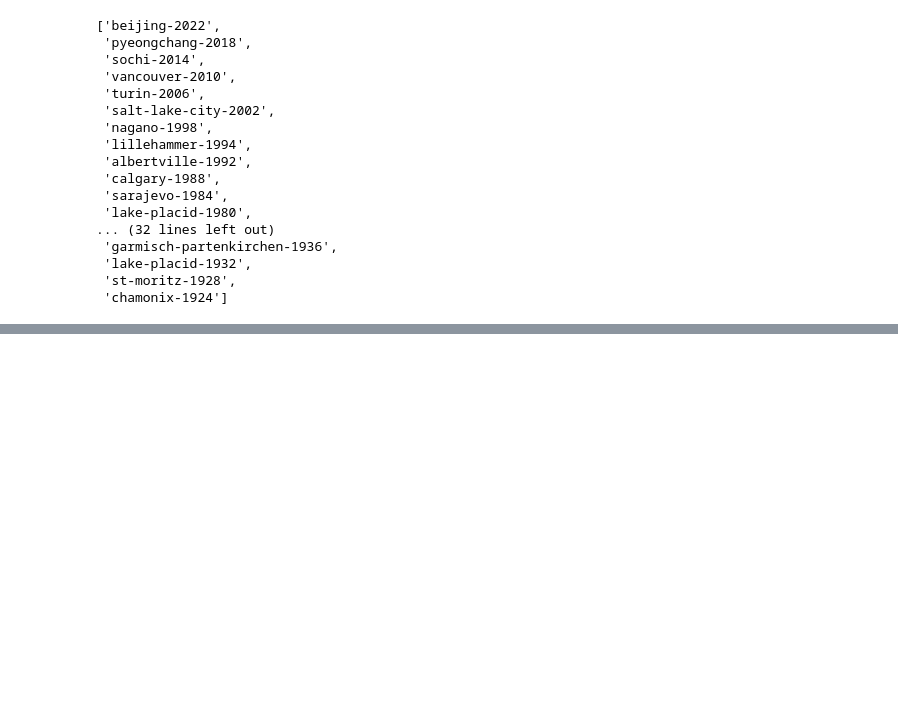
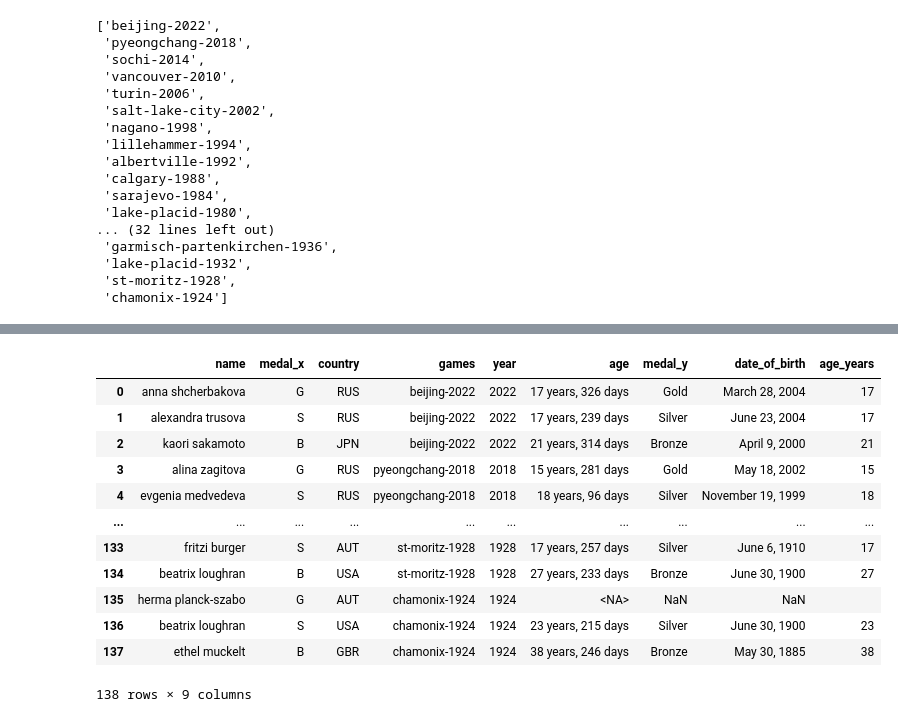
Before and after one commit to dkhamken/NSS-DDA7-Capstone, a Jupyter notebook: capstone_clean_ver.ipynb, the cells around one changed output, grey strips where cells are left out. Drawn from its saved outputs; the diff is of its cells as text; code cells hidden in the pictures; blank space fills up the shorter version.

```diff
--- a/capstone_clean_ver.ipynb
+++ b/capstone_clean_ver.ipynb
@@ -345,0 +338,35 @@ women_medals
+# %%
+# merging medals DF and age DF
+w_medals_merged = (
+    w_medals.merge(
+    w_medals_by_age[['name','age','medal','date_of_birth','year']], #df2 merged
+    on = ['name','year'],
+    how ='left'
+    ))
+#adding column for age in just year value
+w_medals_merged['age'] = w_medals_merged['age'].astype('string')
+w_medals_merged['age_years'] = w_medals_merged['age'].fillna('').str.split(' ').str[0]
+w_medals_merged['age_years'] = w_medals_merged['age_years'].astype('string')
+w_medals_merged['age_years'] = w_medals_merged.age_years.str.replace('years,','')
+
+#combining ROC and OAR with RUS
+w_medals_merged['country'] = w_medals_merged['country'].replace({'ROC':'RUS', 'OAR':'RUS'})
+w_medals_merged
+
+# unsuccessful strip formulas for removing 'years,' from age
+# w_medals_merged['age_years'] = w_medals_merged['age_years'].map(lambda x: x.rstrip(' years,')
+# w_medals_merged['age_years'] = [x.rstrip('years,') for x in w_medals_merged['age_years']]
+# %% [output]
+|  | name | medal_x | country | games | year | age | medal_y | date_of_birth | age_years |
+| 0 | anna shcherbakova | G | RUS | beijing-2022 | 2022 | 17 years, 326 days | Gold | March 28, 2004 | 17 |
+| 1 | alexandra trusova | S | RUS | beijing-2022 | 2022 | 17 years, 239 days | Silver | June 23, 2004 | 17 |
+| 2 | kaori sakamoto | B | JPN | beijing-2022 | 2022 | 21 years, 314 days | Bronze | April 9, 2000 | 21 |
+| 3 | alina zagitova | G | RUS | pyeongchang-2018 | 2018 | 15 years, 281 days | Gold | May 18, 2002 | 15 |
+| 4 | evgenia medvedeva | S | RUS | pyeongchang-2018 | 2018 | 18 years, 96 days | Silver | November 19, 1999 | 18 |
+| ... | ... | ... | ... | ... | ... | ... | ... | ... | ... |
+| 133 | fritzi burger | S | AUT | st-moritz-1928 | 1928 | 17 years, 257 days | Silver | June 6, 1910 | 17 |
+| 134 | beatrix loughran | B | USA | st-moritz-1928 | 1928 | 27 years, 233 days | Bronze | June 30, 1900 | 27 |
+| 135 | herma planck-szabo | G | AUT | chamonix-1924 | 1924 | <NA> | NaN | NaN |  |
+| 136 | beatrix loughran | S | USA | chamonix-1924 | 1924 | 23 years, 215 days | Silver | June 30, 1900 | 23 |
+| 137 | ethel muckelt | B | GBR | chamonix-1924 | 1924 | 38 years, 246 days | Bronze | May 30, 1885 | 38 |
+138 rows × 9 columns
```
Also changed, not shown: parts of 25 cells of this notebook, 2 other files.
